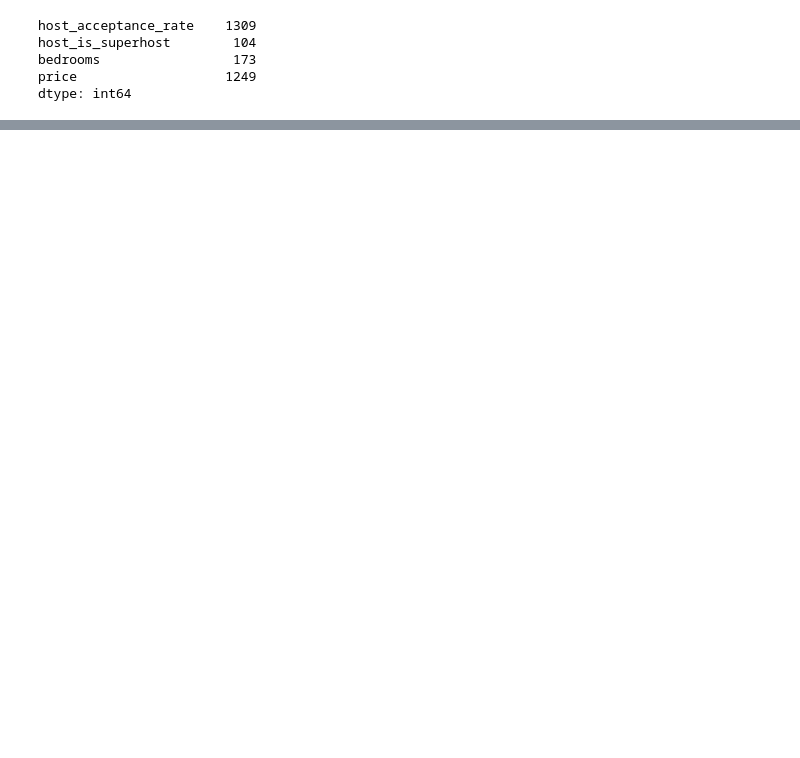
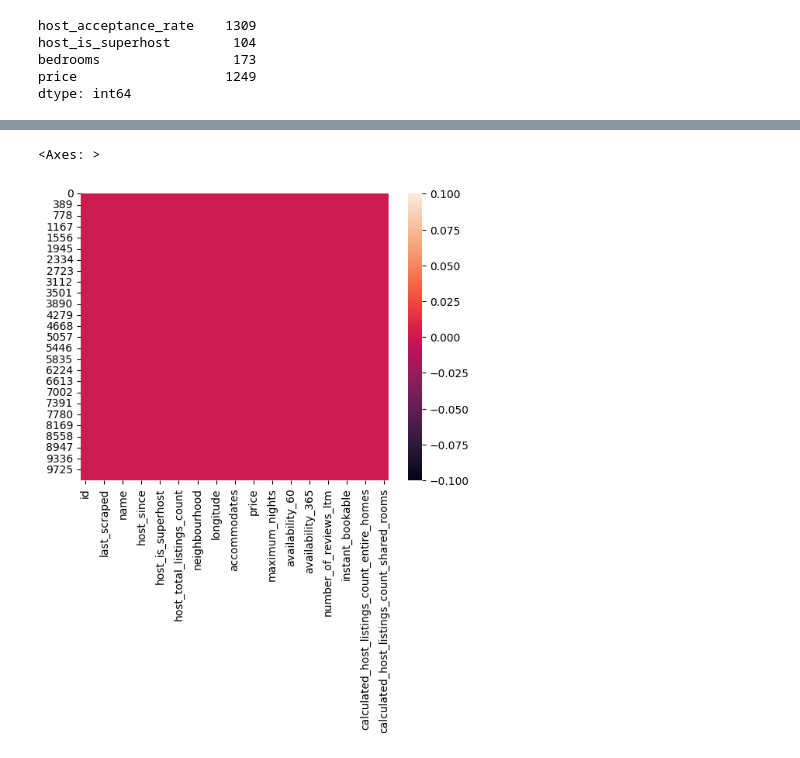
Before and after one commit to Bhdezm/Airbnb-Oslo, a Jupyter notebook: limpieza_oslo.ipynb, the cells around one changed output, grey strips where cells are left out. Cells and saved outputs as stored; diff of their text form; code cells hidden in the pictures; blank space fills up the shorter version.

```diff
--- a/limpieza_oslo.ipynb
+++ b/limpieza_oslo.ipynb
@@ -195,8 +167,8 @@ plt.show()
 # %%
-columnas_numericas = gz_listings.select_dtypes('int','float')
+columnas_numericas = gz_listings.select_dtypes(include=['number'])
 
-# Inicializar el KNNImputer con k = 6 (puedes cambiar el valor según lo analizado)
-imputer = KNNImputer(n_neighbors=6)
+# Inicializar el KNNImputer con k = 5 (puedes cambiar el valor según lo analizado)
+imputer = KNNImputer(n_neighbors=5)
 
 # Imputar valores nulos en las columnas numéricas
 df_numerico_imputado = imputer.fit_transform(columnas_numericas)
@@ -223,0 +181,3 @@ Name: price, Length: 10099, dtype: object
+# %%
+modo_superhost = gz_listings['host_is_superhost'].mode()[0]  # Obtiene el valor más común (True o False)
+gz_listings['host_is_superhost'].fillna(modo_superhost, inplace=True)
@@ -223,0 +191,5 @@ Name: price, Length: 10099, dtype: object
+# %%
+sns.heatmap(gz_listings.isnull())
+# %% [output]
+<Axes: >
+[figure, added]
```
Also changed, not shown: parts of 14 cells of this notebook, 1 other file.
